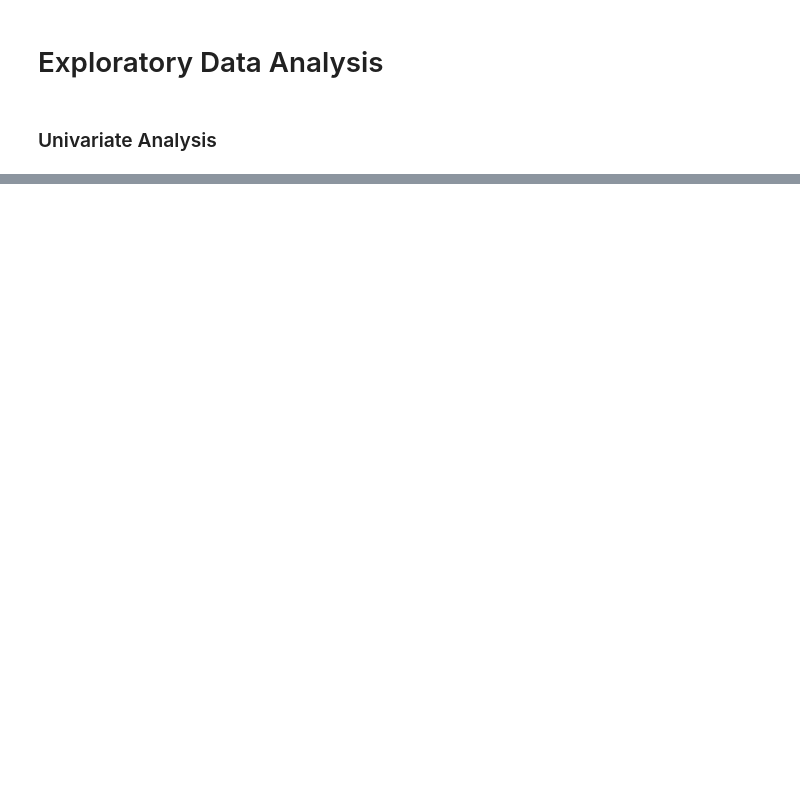
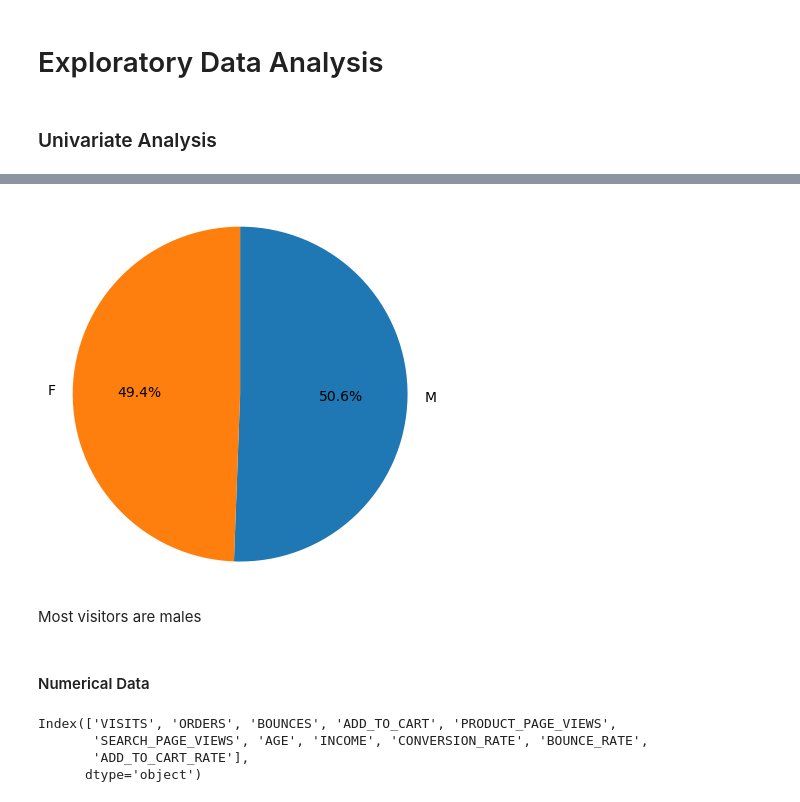
Before and after one commit to Naftal-Rainer/WEB-ANALYTICS-INSIGHTS, a Jupyter notebook: web_analytics_insights.ipynb, the cells around one changed output, grey strips where cells are left out. Saved outputs shown, nothing was run; the diff lists cells and outputs as text; code cells hidden in the pictures; blank space fills up the shorter version.

```diff
--- a/web_analytics_insights.ipynb
+++ b/web_analytics_insights.ipynb
@@ -205,0 +277,20 @@ data['ADD_TO_CART_RATE'] = data['ADD_TO_CART']/data['VISITS']
+# %%
+values = gender_distr.values
+labels = gender_distr.index
+
+plt.pie(x = values, labels = labels, autopct='%0.01f%%', startangle=90, counterclock=False)
+plt.axis('square');
+# %% [output]
+[figure, added]
+# %% [markdown]
+Most visitors are males
+# %% [markdown]
+#### Numerical Data
+# %%
+num_cols = data.select_dtypes(exclude=['datetime64[ns]','category']).columns
+num_cols
+# %% [output]
+Index(['VISITS', 'ORDERS', 'BOUNCES', 'ADD_TO_CART', 'PRODUCT_PAGE_VIEWS',
+       'SEARCH_PAGE_VIEWS', 'AGE', 'INCOME', 'CONVERSION_RATE', 'BOUNCE_RATE',
+       'ADD_TO_CART_RATE'],
+      dtype='object')
```
Also changed, not shown: parts of 30 cells of this notebook, 1 other file.
